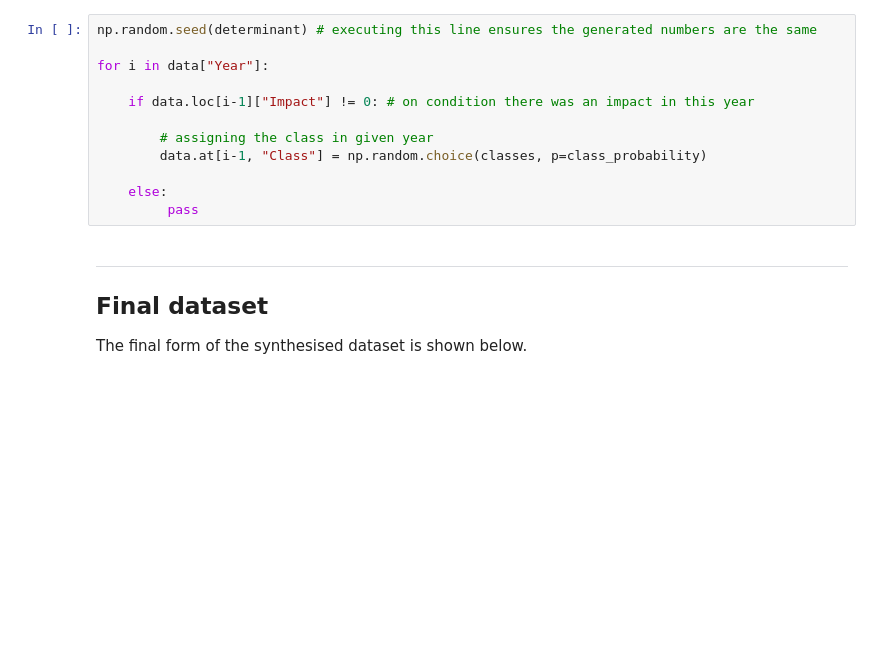
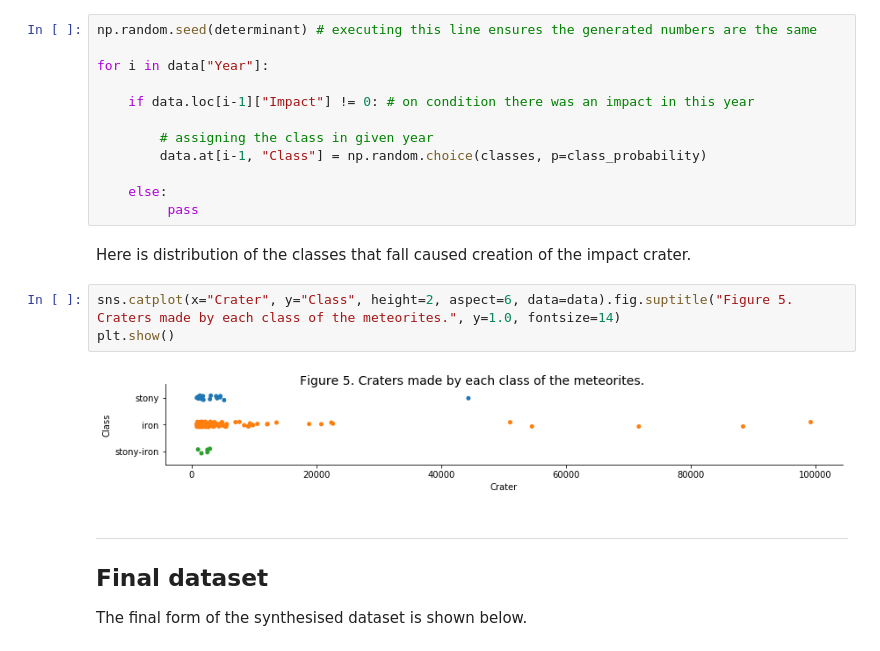
Before and after one commit to andkoc001/data_synthesis, a Jupyter notebook: data_synth_1.ipynb, the cells around one changed output. Drawn from its saved outputs; the diff is of its cells as text; blank space fills up the shorter version.

```diff
--- a/data_synth_1.ipynb
+++ b/data_synth_1.ipynb
@@ -591,6 +654,13 @@ for i in data["Year"]:
 
     else:
          pass
+# %% [markdown]
+Here is distribution of the classes that fall caused creation of the impact crater.
+# %%
+sns.catplot(x="Crater", y="Class", height=2, aspect=6, data=data).fig.suptitle("Figure 5. Craters made by each class of the meteorites.", y=1.0, fontsize=14)
+plt.show()
+# %% [output]
+[figure, added]
 # %% [markdown]
 ___
 ## Final dataset
```
Also changed, not shown: parts of 25 cells of this notebook, 1 other file.
